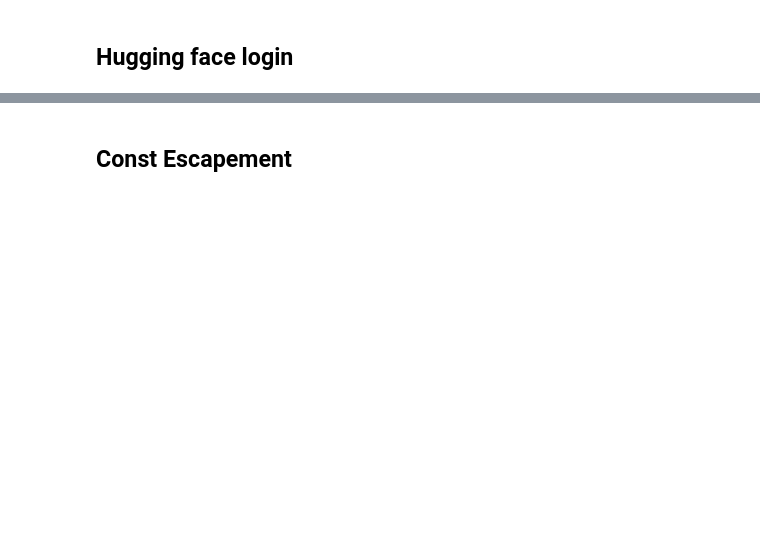
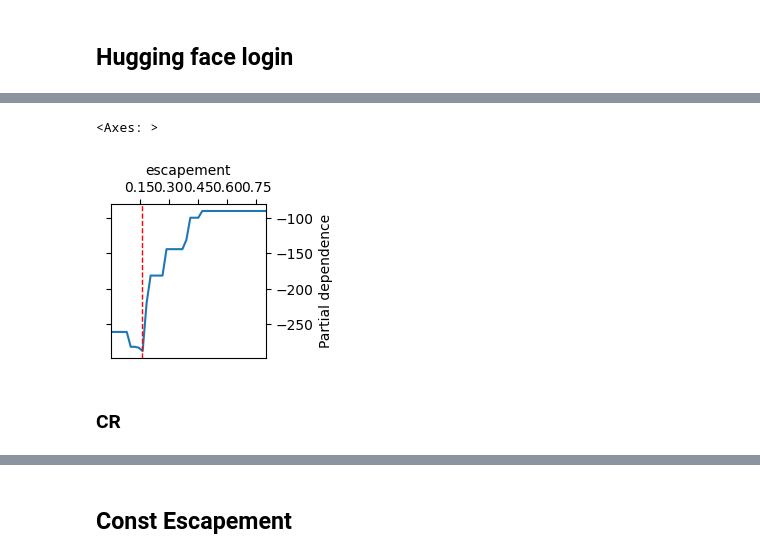
Before and after one commit to petebachant/rl4fisheries, a Jupyter notebook: notebooks/optimal-fixed-policy.ipynb, the cells around one changed output, grey strips where cells are left out. Saved outputs shown, nothing was run; the diff lists cells and outputs as text; code cells hidden in the pictures; blank space fills up the shorter version.

```diff
--- a/notebooks/optimal-fixed-policy.ipynb
+++ b/notebooks/optimal-fixed-policy.ipynb
@@ -110,0 +123,7 @@ Wall time: 49min 15s
+# %%
+plot_objective(esc_gbrt)
+# %% [output]
+<Axes: >
+[figure, added]
+# %% [markdown]
+### CR
```
Also changed, not shown: parts of 33 cells of this notebook, 2 other files.
